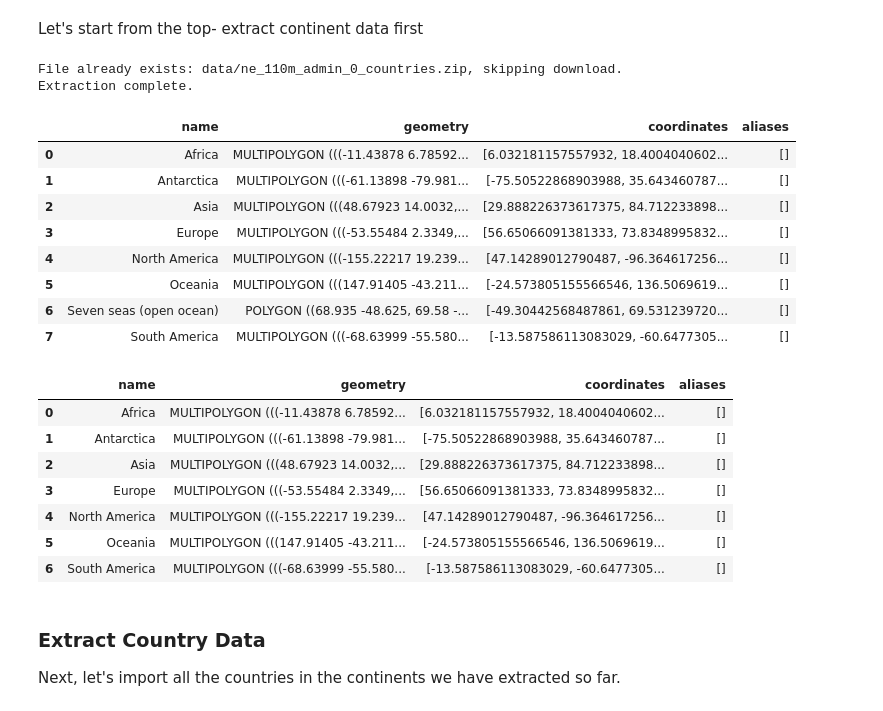
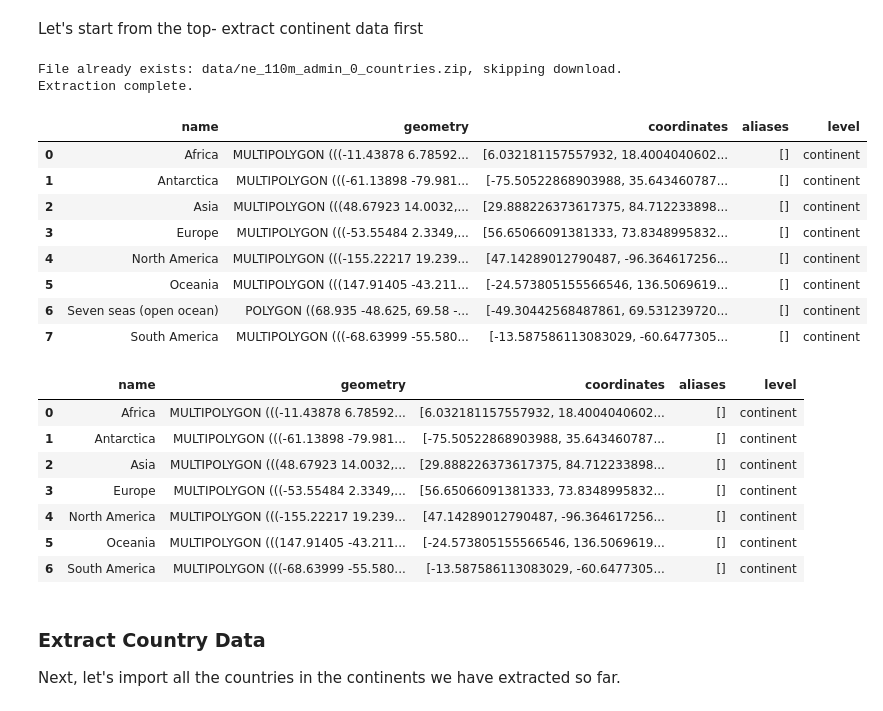
Before and after one commit to hospitaljobsin/hospitaljobsin, a Jupyter notebook: server/notebooks/import_regions.ipynb, the cells around one changed output. Cells and saved outputs as stored; diff of their text form; code cells hidden in the pictures.

```diff
--- a/server/notebooks/import_regions.ipynb
+++ b/server/notebooks/import_regions.ipynb
@@ -99,42 +99,44 @@ async def load_continents():
     # Load countries
     world = gpd.read_file(shapefile)
 
     # Dissolve into continents
     continents = world.dissolve(by="CONTINENT").reset_index()[["CONTINENT", "geometry"]]
 
     # Reproject to a projected CRS before centroid calculation
     continents_proj = continents.to_crs("ESRI:54034")  # Equal Earth projection
     centroids_proj = continents_proj.centroid
 
     # Convert centroids back to lat/lon (WGS84)
     centroids_wgs84 = gpd.GeoSeries(centroids_proj, crs="ESRI:54034").to_crs("EPSG:4326")
 
     # Assign coordinates as [lat, lon]
     continents["coordinates"] = centroids_wgs84.apply(lambda p: [p.y, p.x])
 
     # Build alt names
     continent_altnames = build_aliases(world)
     continents["aliases"] = continents["CONTINENT"].map(continent_altnames)
 
+    continents["level"] = "continent"
+
     # Rename column for clarity
     continents = continents.rename(columns={"CONTINENT": "name"})
 
     return continents
 
 continents = await load_continents()
 continents
 # %% [output]
 File already exists: data/ne_110m_admin_0_countries.zip, skipping download.
 Extraction complete.
-|  | name | geometry | coordinates | aliases |
-| 0 | Africa | MULTIPOLYGON (((-11.43878 6.78592... | [6.032181157557932, 18.4004040602... | [] |
-| 1 | Antarctica | MULTIPOLYGON (((-61.13898 -79.981... | [-75.50522868903988, 35.643460787... | [] |
-| 2 | Asia | MULTIPOLYGON (((48.67923 14.0032,... | [29.888226373617375, 84.712233898... | [] |
-| 3 | Europe | MULTIPOLYGON (((-53.55484 2.3349,... | [56.65066091381333, 73.8348995832... | [] |
-| 4 | North America | MULTIPOLYGON (((-155.22217 19.239... | [47.14289012790487, -96.364617256... | [] |
-| 5 | Oceania | MULTIPOLYGON (((147.91405 -43.211... | [-24.573805155566546, 136.5069619... | [] |
-| 6 | Seven seas (open ocean) | POLYGON ((68.935 -48.625, 69.58 -... | [-49.30442568487861, 69.531239720... | [] |
-| 7 | South America | MULTIPOLYGON (((-68.63999 -55.580... | [-13.587586113083029, -60.6477305... | [] |
+|  | name | geometry | coordinates | aliases | level |
+| 0 | Africa | MULTIPOLYGON (((-11.43878 6.78592... | [6.032181157557932, 18.4004040602... | [] | continent |
+| 1 | Antarctica | MULTIPOLYGON (((-61.13898 -79.981... | [-75.50522868903988, 35.643460787... | [] | continent |
+| 2 | Asia | MULTIPOLYGON (((48.67923 14.0032,... | [29.888226373617375, 84.712233898... | [] | continent |
+| 3 | Europe | MULTIPOLYGON (((-53.55484 2.3349,... | [56.65066091381333, 73.8348995832... | [] | continent |
+| 4 | North America | MULTIPOLYGON (((-155.22217 19.239... | [47.14289012790487, -96.364617256... | [] | continent |
+| 5 | Oceania | MULTIPOLYGON (((147.91405 -43.211... | [-24.573805155566546, 136.5069619... | [] | continent |
+| 6 | Seven seas (open ocean) | POLYGON ((68.935 -48.625, 69.58 -... | [-49.30442568487861, 69.531239720... | [] | continent |
+| 7 | South America | MULTIPOLYGON (((-68.63999 -55.580... | [-13.587586113083029, -60.6477305... | [] | continent |
 # %%
 # Drop Seven Seas
 # note: Oceania is taken as a continent, and not Australia here- which is referred to as a country.
@@ -142,14 +144,14 @@ continents = continents[continents["name"] != "Seven seas (open ocean)"]
 continents = continents.reset_index(drop=True)
 continents
 # %% [output]
-|  | name | geometry | coordinates | aliases |
-| 0 | Africa | MULTIPOLYGON (((-11.43878 6.78592... | [6.032181157557932, 18.4004040602... | [] |
-| 1 | Antarctica | MULTIPOLYGON (((-61.13898 -79.981... | [-75.50522868903988, 35.643460787... | [] |
-| 2 | Asia | MULTIPOLYGON (((48.67923 14.0032,... | [29.888226373617375, 84.712233898... | [] |
-| 3 | Europe | MULTIPOLYGON (((-53.55484 2.3349,... | [56.65066091381333, 73.8348995832... | [] |
-| 4 | North America | MULTIPOLYGON (((-155.22217 19.239... | [47.14289012790487, -96.364617256... | [] |
-| 5 | Oceania | MULTIPOLYGON (((147.91405 -43.211... | [-24.573805155566546, 136.5069619... | [] |
-| 6 | South America | MULTIPOLYGON (((-68.63999 -55.580... | [-13.587586113083029, -60.6477305... | [] |
+|  | name | geometry | coordinates | aliases | level |
+| 0 | Africa | MULTIPOLYGON (((-11.43878 6.78592... | [6.032181157557932, 18.4004040602... | [] | continent |
+| 1 | Antarctica | MULTIPOLYGON (((-61.13898 -79.981... | [-75.50522868903988, 35.643460787... | [] | continent |
+| 2 | Asia | MULTIPOLYGON (((48.67923 14.0032,... | [29.888226373617375, 84.712233898... | [] | continent |
+| 3 | Europe | MULTIPOLYGON (((-53.55484 2.3349,... | [56.65066091381333, 73.8348995832... | [] | continent |
+| 4 | North America | MULTIPOLYGON (((-155.22217 19.239... | [47.14289012790487, -96.364617256... | [] | continent |
+| 5 | Oceania | MULTIPOLYGON (((147.91405 -43.211... | [-24.573805155566546, 136.5069619... | [] | continent |
+| 6 | South America | MULTIPOLYGON (((-68.63999 -55.580... | [-13.587586113083029, -60.6477305... | [] | continent |
 # %% [markdown]
 ### Extract Country Data
 Next, let's import all the countries in the continents we have extracted so far.
```
Also changed, not shown: parts of 3 cells of this notebook.
